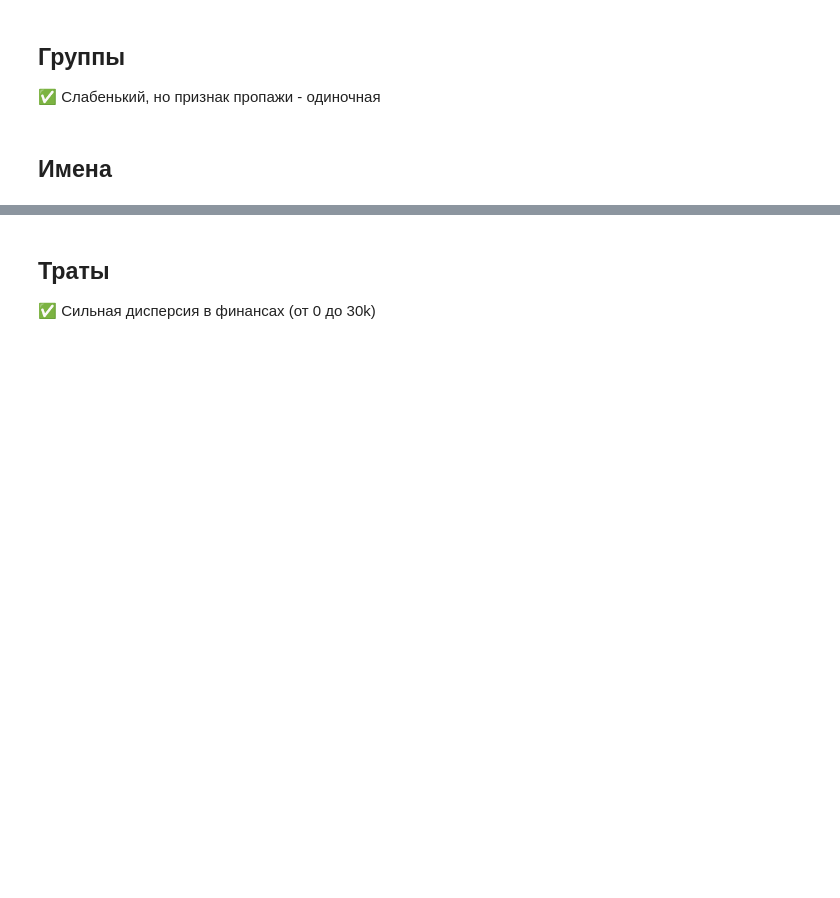
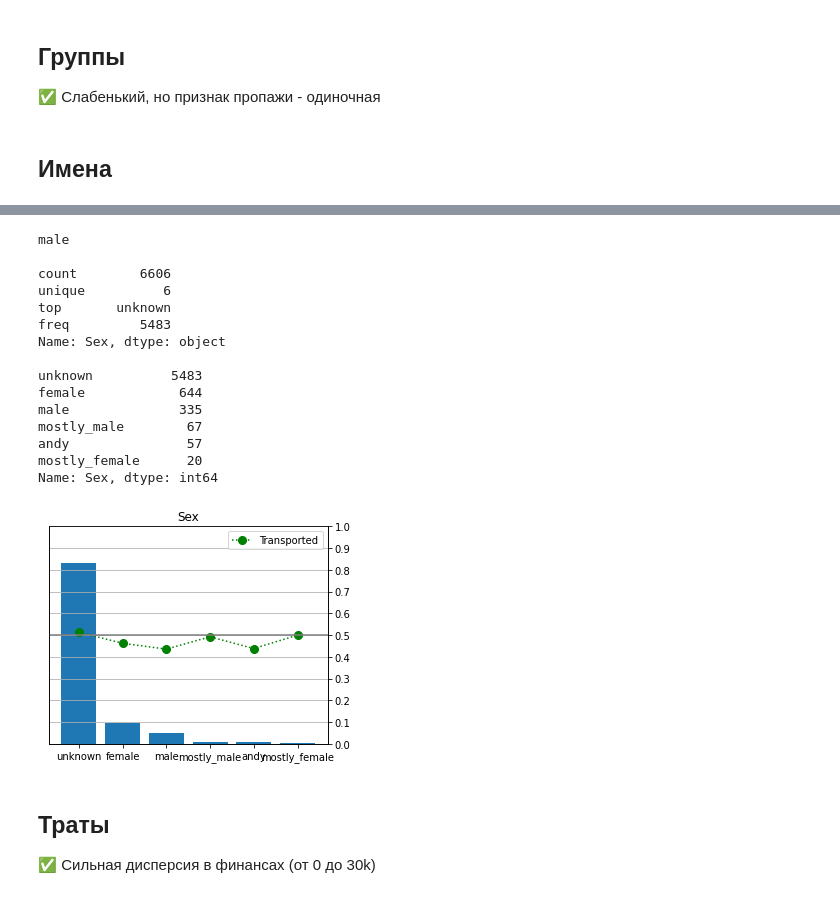
Before and after one commit to steps137/ML, a Jupyter notebook: ML/Titanic/Titanic-Data.ipynb, the cells around one changed output, grey strips where cells are left out. Saved outputs shown, nothing was run; the diff lists cells and outputs as text; code cells hidden in the pictures; blank space fills up the shorter version.

```diff
--- a/ML/Titanic/Titanic-Data.ipynb
+++ b/ML/Titanic/Titanic-Data.ipynb
@@ -304,14 +332,14 @@ plot_bars(df_trn, ['Single'])
 # %%
-df_trn['FN_END'] = df_trn.Name1.map(lambda x: x[-1])
+df_trn['Name1_SFX'] = df_trn.Name1.map(lambda x: x[-2:])
 
-res = dict(df_trn.FN_END.value_counts())
-tot, st = 0, ""
+res = dict(df_trn.Name1_SFX.value_counts())
+tot, sfx = 0, set()
 for i, k in enumerate(res):
-    x = df_trn.loc[(df_trn.FN_END == k) , 'Transported']
+    x = df_trn.loc[(df_trn.Name1_SFX == k) , 'Transported']
     count, mean = x.count(), x.mean()
     if mean > 0.60 and count > 10:
         print(f"{k:12s}:{res[k]:3d} > count:{count:4d}, mean:{mean:.3f}")
-        st += k
+        sfx.add(k)
         tot += count
 
-print(tot, st)
+print(tot, sfx)
@@ -318,17 +364,33 @@ print(tot, st)
-# %%
-df_trn['FN_SFX'] = df_trn.Name1.map(lambda x: x[-3:])
-
-res = dict(df_trn.FN_SFX.value_counts())
-tot, st = 0, []
-for i, k in enumerate(res):
-    x = df_trn.loc[(df_trn.FN_SFX == k) , 'Transported']
-    count, mean = x.count(), x.mean()
-    if mean > 0.65 and count > 10:
-        print(f"{k:12s}:{res[k]:3d} > count:{count:4d}, mean:{mean:.3f}")
-        st += [k]
-        tot += count
-
-print(tot, st)
+# %%
+#!pip install -q gender_guesser
+
+import gender_guesser.detector as gender
+gd = gender.Detector()
+print(gd.get_gender(u"Bob"), "\n")
+
+df_trn['Sex'] = df_trn.Name1.apply(lambda x: gd.get_gender(x) )
+
+print(df_trn.Sex.describe(), "\n")
+print(df_trn.Sex.value_counts())
+
+plot_bars(df_trn, ['Sex'])
+# %% [output]
+male
+
+count        6606
+unique          6
+top       unknown
+freq         5483
+Name: Sex, dtype: object
+
+unknown          5483
+female            644
+male              335
+mostly_male        67
+andy               57
+mostly_female      20
+Name: Sex, dtype: int64
+[figure, added]
 # %% [markdown]
 ## Траты
 
```
Also changed, not shown: parts of 7 cells of this notebook, 2 other files.
